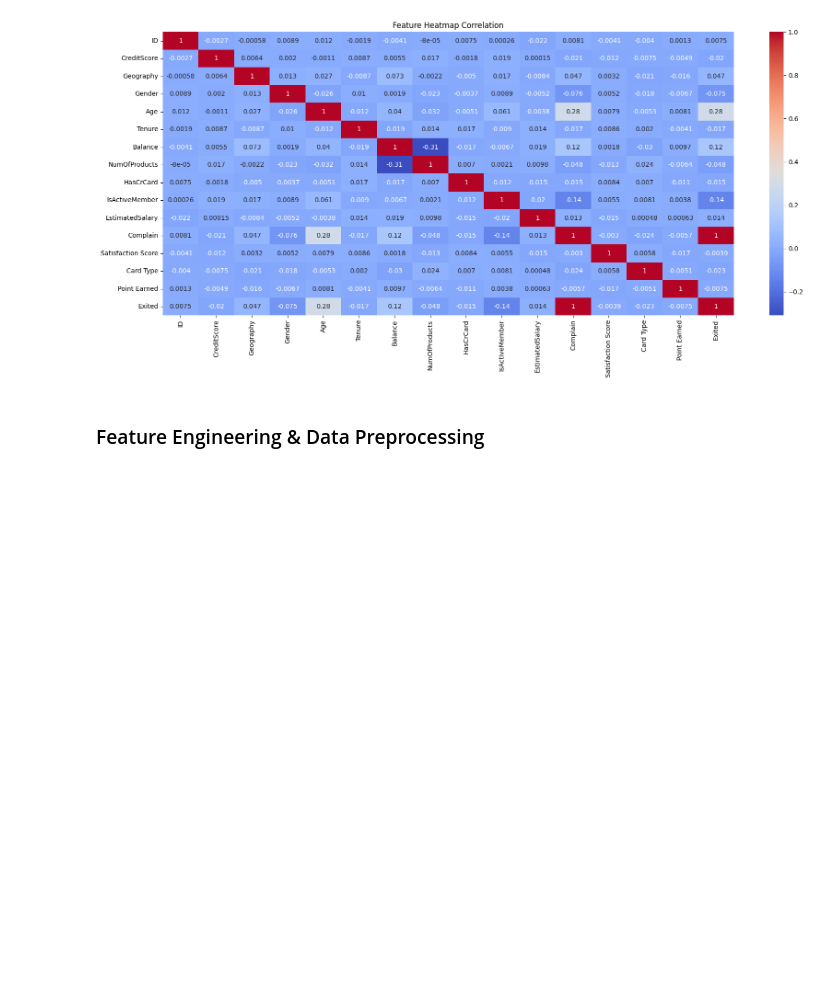
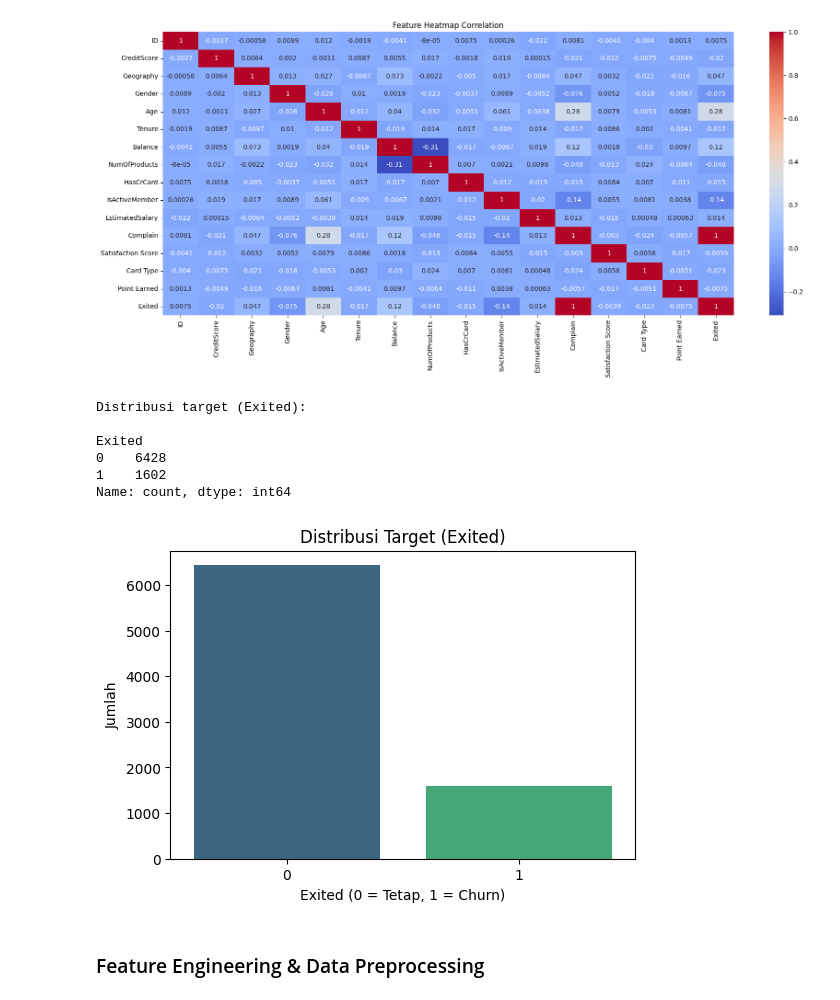
Before and after one commit to nisatr/Tugas_GDGoC, a Jupyter notebook: Tugas_SG_5/notebook.ipynb, the cells around one changed output. Saved outputs shown, nothing was run; the diff lists cells and outputs as text; code cells hidden in the pictures; blank space fills up the shorter version.

```diff
--- a/Tugas_SG_5/notebook.ipynb
+++ b/Tugas_SG_5/notebook.ipynb
@@ -135,6 +125,25 @@ plt.title('Feature Heatmap Correlation')
 plt.show()
 # %% [output]
 [figure]
+# %%
+print("\nDistribusi target (Exited):\n")
+print(train_data['Exited'].value_counts())
+
+# Visualisasi distribusi target
+plt.figure(figsize=(6,4))
+sns.countplot(x=train_data["Exited"], hue=train_data["Exited"], palette="viridis", legend=False)
+plt.xlabel("Exited (0 = Tetap, 1 = Churn)")
+plt.ylabel("Jumlah")
+plt.title("Distribusi Target (Exited)")
+plt.show()
+# %% [output]
+Distribusi target (Exited):
+
+Exited
+0    6428
+1    1602
+Name: count, dtype: int64
+[figure, added]
 # %% [markdown]
 ### Feature Engineering & Data Preprocessing
 # %% [markdown]
```
Also changed, not shown: parts of 24 cells of this notebook.
